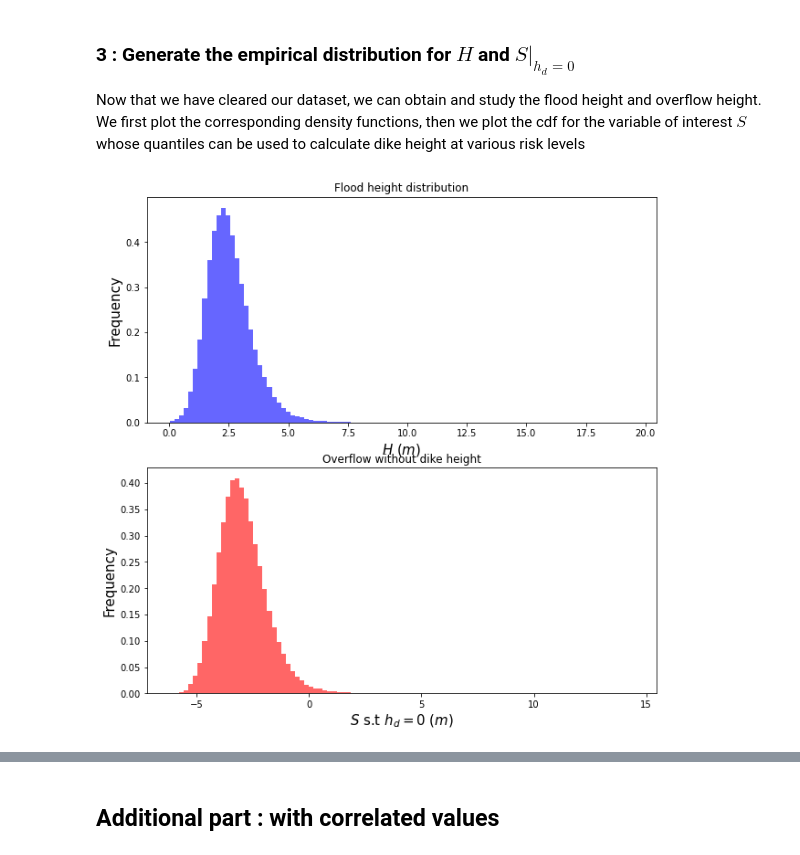
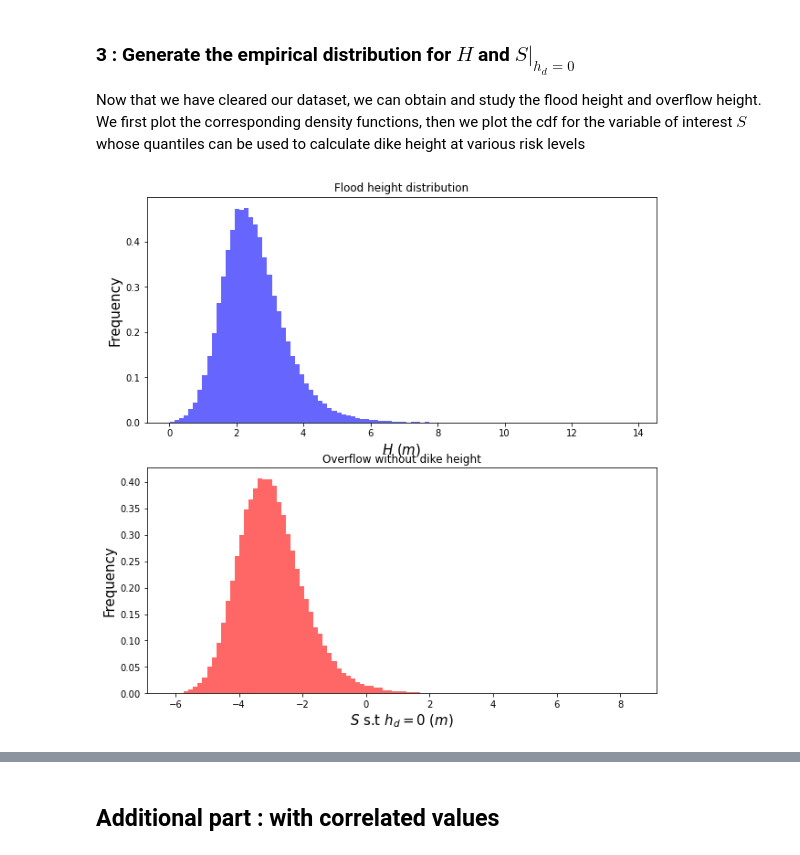
Before and after one commit to Stbn-antier/ST4-EI-EDF, a Jupyter notebook: notebook.ipynb, the cells around one changed output, grey strips where cells are left out. Cells and saved outputs as stored; diff of their text form; code cells hidden in the pictures.

Commit message:
Multiple simulations and confidence interval for uncorrelated physical simulation

```diff
--- a/notebook.ipynb
+++ b/notebook.ipynb
@@ -45,6 +47,8 @@ Zm_vec = stat.triang.rvs(c=1/2, loc=exp_Zm-hr_Zm, scale=2*hr_Zm, size=vec_size)
 Plot the resulting vectors as empirical distribution
 # %%
 binsize = 100
+
+Q_vec, Ks_vec, Zv_vec, Zm_vec = get_observation(vec_size)
 
 fig, ax = plt.subplots(2,2,figsize=(10,10),sharex=False)
 ax[0,0].hist(Q_vec, bins = binsize, facecolor='b', alpha=0.6, density=True, label = 'Gumbel')
@@ -74,45 +78,60 @@ plt.show()
 
 We notice that the distribution of $Q$ and $K_s$ have an infinite support. This is valid for high values of these variables, but null or negative values do not make physical sense. A negative flowrate or negative or null conductivity has to be removed from the generated vectors
 # %%
-to_remove_ind = [] # List of indexes that violate positivity criteria
-for i in range(len(Q_vec)):
-    if Q_vec[i]<=0:
-        to_remove_ind.append(i)
-    if Ks_vec[i]<=1:
-        to_remove_ind.append(i)
-to_remove_ind = np.array(to_remove_ind)
+def clean_data(Q_vec, Ks_vec, Zv_vec, Zm_vec):
+    """
+    Takes the simulation data and removes non physical data
+    """
+    to_remove_ind = [] # List of indexes that violate positivity criteria
+    for i in range(len(Q_vec)):
+        if Q_vec[i]<=0:
+            to_remove_ind.append(i)
+        if Ks_vec[i]<=5:
+            to_remove_ind.append(i)
+    to_remove_ind = np.array(to_remove_ind)
 
-# Removing these indices from the dataset
-Q_vec = np.delete(Q_vec, to_remove_ind)
-Ks_vec = np.delete(Ks_vec, to_remove_ind)
-Zv_vec = np.delete(Zv_vec, to_remove_ind)
-Zm_vec = np.delete(Zm_vec, to_remove_ind)
+    # Removing these indices from the dataset
+    Q_vec = np.delete(Q_vec, to_remove_ind)
+    Ks_vec = np.delete(Ks_vec, to_remove_ind)
+    Zv_vec = np.delete(Zv_vec, to_remove_ind)
+    Zm_vec = np.delete(Zm_vec, to_remove_ind)
+    return Q_vec, Ks_vec, Zv_vec, Zm_vec
 # %% [markdown]
 ### 3 : Generate the empirical distribution for $H$ and $S|_{h_d=0}$
 
 Now that we have cleared our dataset, we can obtain and study the flood height and overflow height.
 We first plot the corresponding density functions, then we plot the cdf for the variable of interest $S$ whose quantiles can be used to calculate dike height at various risk levels
 # %%
-H_vec = (Q_vec/(Ks_vec*B*np.sqrt((Zm_vec-Zv_vec)/L)))**(3/5)
-S = Zv_vec + H_vec - Zb
+def simulation(B, Zb):
+    """
+    Simulates one obesrvation of the empirical pdf of H the water level and S the overflow if dike height is null
+    """
+    Q_vec, Ks_vec, Zv_vec, Zm_vec = get_observation(vec_size)
+    Q_vec, Ks_vec, Zv_vec, Zm_vec = clean_data(Q_vec, Ks_vec, Zv_vec, Zm_vec)
 
+    H_vec = (Q_vec/(Ks_vec*B*np.sqrt((Zm_vec-Zv_vec)/L)))**(3/5)
+    S = Zv_vec + H_vec - Zb
+
+    return H_vec, S
+
+H_vec, S = simulation(B, Zb)
 max_H = max(S)
 q95 = np.quantile(S, 0.95)
 q99 = np.quantile(S, 0.99)
 
 fig, ax = plt.subplots(2,1,figsize=(10,10),sharex=False)
 ax[0].hist(H_vec, bins = binsize, facecolor='b', density=True, alpha=0.6)
 ax[0].set_title('Flood height distribution')
 ax[0].set_xlabel(r'$H$ ($m$)',fontsize=15)
 ax[0].set_ylabel('Frequency',fontsize=15)
 
 ax[1].hist(S, bins = binsize, facecolor='r', density=True, alpha=0.6)
 ax[1].set_title('Overflow without dike height')
 ax[1].set_xlabel(r'$S$ s.t $h_d=0$ ($m$)',fontsize=15)
 ax[1].set_ylabel('Frequency',fontsize=15)
 plt.show()
 # %% [output]
-[figure, old version]
+[figure, new version]
 # %%
 plt.figure()
 plt.hist(S, bins = binsize, facecolor='b', density=True, cumulative=True, alpha=0.6)
```
Also changed, not shown: parts of 10 cells of this notebook.
